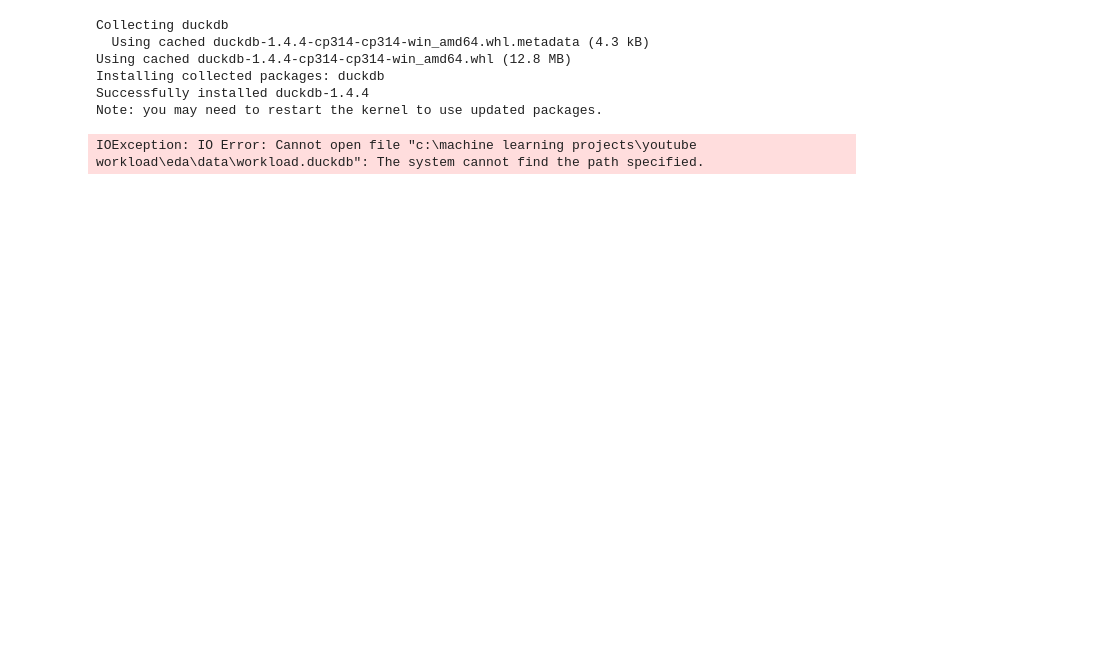
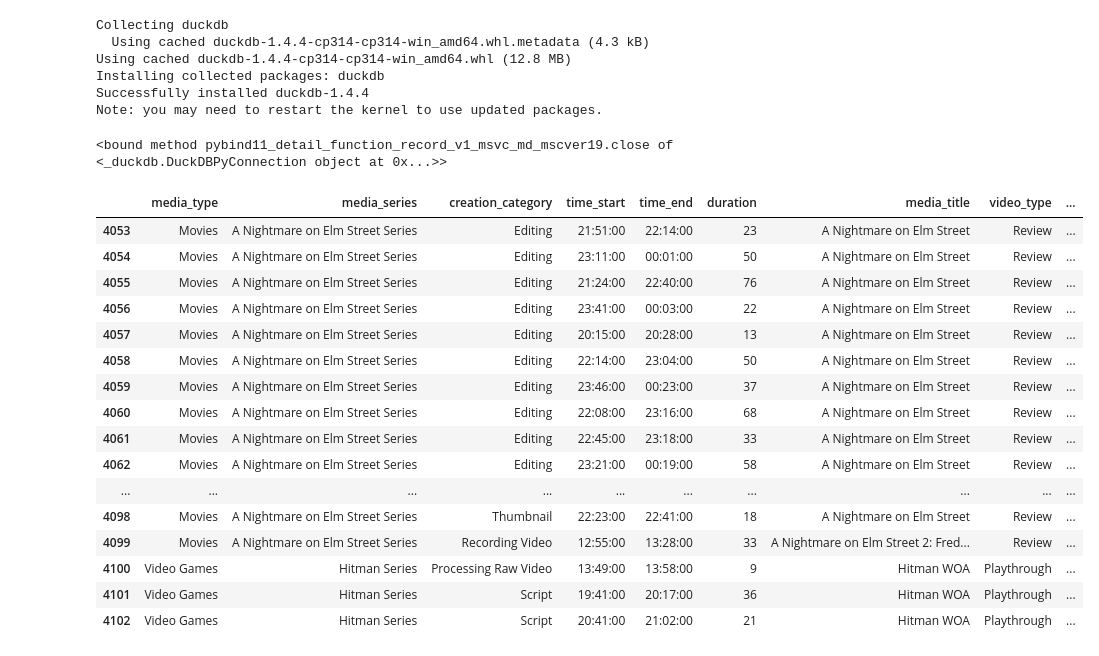
Before and after one commit to Chandru7794/Chandru-Personal-Projects, a Jupyter notebook: eda/model_development_eda.ipynb, the cells around one changed output. Saved outputs shown, nothing was run; the diff lists cells and outputs as text; code cells hidden in the pictures; blank space fills up the shorter version.

```diff
--- a/eda/model_development_eda.ipynb
+++ b/eda/model_development_eda.ipynb
@@ -12,5 +14,26 @@ import duckdb
 # %%
-con = duckdb.connect('data/workload.duckdb')
-result=con.execute("SELECT * FROM stg_workload").workload()
+con = duckdb.connect('../data/workload.duckdb')
+workload=con.execute("SELECT * FROM stg_workload ORDER BY date_workflow::DATE, time_start").df()
+con.close
 # %% [output]
-IOException: IO Error: Cannot open file "c:\machine learning projects\youtube workload\eda\data\workload.duckdb": The system cannot find the path specified.
+<bound method pybind11_detail_function_record_v1_msvc_md_mscver19.close of <_duckdb.DuckDBPyConnection object at 0x...>>
+# %%
+workload.tail(50)
+# %% [output]
+|  | media_type | media_series | creation_category | time_start | time_end | duration | media_title | video_type | ... |
+| 4053 | Movies | A Nightmare on Elm Street Series | Editing | 21:51:00 | 22:14:00 | 23 | A Nightmare on Elm Street | Review | ... |
+| 4054 | Movies | A Nightmare on Elm Street Series | Editing | 23:11:00 | 00:01:00 | 50 | A Nightmare on Elm Street | Review | ... |
+| 4055 | Movies | A Nightmare on Elm Street Series | Editing | 21:24:00 | 22:40:00 | 76 | A Nightmare on Elm Street | Review | ... |
+| 4056 | Movies | A Nightmare on Elm Street Series | Editing | 23:41:00 | 00:03:00 | 22 | A Nightmare on Elm Street | Review | ... |
+| 4057 | Movies | A Nightmare on Elm Street Series | Editing | 20:15:00 | 20:28:00 | 13 | A Nightmare on Elm Street | Review | ... |
+| 4058 | Movies | A Nightmare on Elm Street Series | Editing | 22:14:00 | 23:04:00 | 50 | A Nightmare on Elm Street | Review | ... |
+| 4059 | Movies | A Nightmare on Elm Street Series | Editing | 23:46:00 | 00:23:00 | 37 | A Nightmare on Elm Street | Review | ... |
+| 4060 | Movies | A Nightmare on Elm Street Series | Editing | 22:08:00 | 23:16:00 | 68 | A Nightmare on Elm Street | Review | ... |
+| 4061 | Movies | A Nightmare on Elm Street Series | Editing | 22:45:00 | 23:18:00 | 33 | A Nightmare on Elm Street | Review | ... |
+| 4062 | Movies | A Nightmare on Elm Street Series | Editing | 23:21:00 | 00:19:00 | 58 | A Nightmare on Elm Street | Review | ... |
+| ... | ... | ... | ... | ... | ... | ... | ... | ... | ... |
+| 4098 | Movies | A Nightmare on Elm Street Series | Thumbnail | 22:23:00 | 22:41:00 | 18 | A Nightmare on Elm Street | Review | ... |
+| 4099 | Movies | A Nightmare on Elm Street Series | Recording Video | 12:55:00 | 13:28:00 | 33 | A Nightmare on Elm Street 2: Fred... | Review | ... |
+| 4100 | Video Games | Hitman Series | Processing Raw Video | 13:49:00 | 13:58:00 | 9 | Hitman WOA | Playthrough | ... |
+| 4101 | Video Games | Hitman Series | Script | 19:41:00 | 20:17:00 | 36 | Hitman WOA | Playthrough | ... |
+| 4102 | Video Games | Hitman Series | Script | 20:41:00 | 21:02:00 | 21 | Hitman WOA | Playthrough | ... |
```
Also changed, not shown: parts of 6 cells of this notebook, 2 other files.
